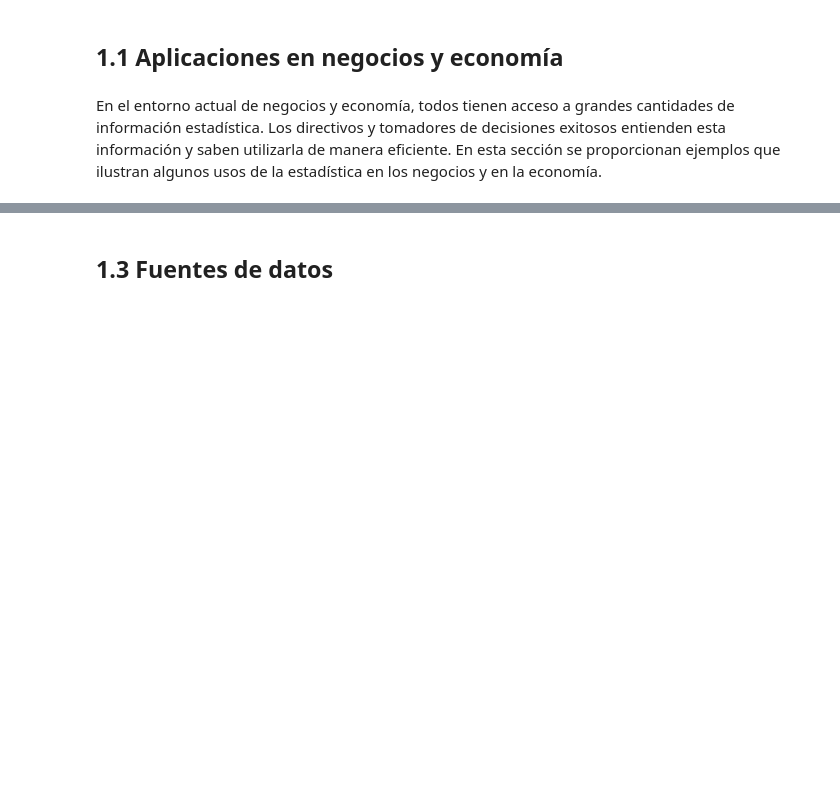
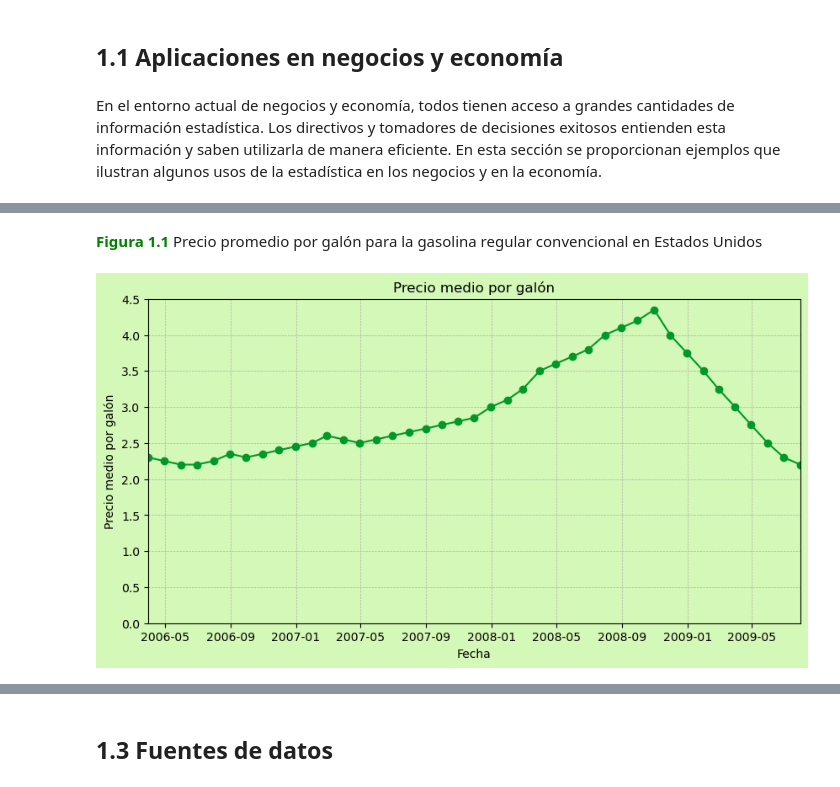
Before and after one commit to CrisBelDev/ebook-Estadistica2, a Jupyter notebook: docs/capitulo1.ipynb, the cells around one changed output, grey strips where cells are left out. Cells and saved outputs as stored; diff of their text form; code cells hidden in the pictures; blank space fills up the shorter version.

```diff
--- a/docs/capitulo1.ipynb
+++ b/docs/capitulo1.ipynb
@@ -216,0 +339,39 @@ Gráfica (C): Tasas de ocupación en hoteles de Florida del sur. Se observan tas
+# %% [markdown]
+<p><b style="color:green;">Figura 1.1</b> Precio promedio por galón para la gasolina regular convencional en Estados Unidos</p>
+# %%
+import matplotlib.pyplot as plt
+import pandas as pd
+
+# Puntos de datos, asumiendo una frecuencia mensual desde Marzo 2006 hasta Julio 2009
+fechas = pd.date_range(start="2006-03-01", periods=41, freq='M')
+precios = [
+    2.30, 2.25, 2.20, 2.20, 2.25, 2.35, 2.30, 2.35, 2.40, 2.45,
+    2.50, 2.60, 2.55, 2.50, 2.55, 2.60, 2.65, 2.70, 2.75, 2.80,
+    2.85, 3.00, 3.10, 3.25, 3.50, 3.60, 3.70, 3.80, 4.00, 4.10,
+    4.20, 4.35, 4.00, 3.75, 3.50, 3.25, 3.00, 2.75, 2.50, 2.30,
+    2.20
+]
+
+# Crear un DataFrame de los datos
+datos = pd.DataFrame({'Fecha': fechas, 'Precio': precios})
+
+# Configuración gráfica
+plt.figure(figsize=(10, 5))
+plt.plot(datos['Fecha'], datos['Precio'], marker='o', color='#009929')
+plt.grid(True, which='both', linestyle='--', linewidth=0.5)
+plt.title('Precio medio por galón')
+plt.xlabel('Fecha')
+plt.ylabel('Precio medio por galón')
+plt.ylim(0, 4.5)
+plt.xlim(datos['Fecha'].min(), datos['Fecha'].max())
+
+# Color de fondo
+ax = plt.gca()
+ax.set_facecolor('#D4F8B7')  # Color de fondo
+fig = plt.gcf()
+fig.patch.set_facecolor('#D4F8B7')  # Color de fondo (figura)
+
+# Mostrar la gráfica
+plt.show()
+# %% [output]
+[figure, added]
```
Also changed, not shown: parts of 51 cells of this notebook, 1 other file.
